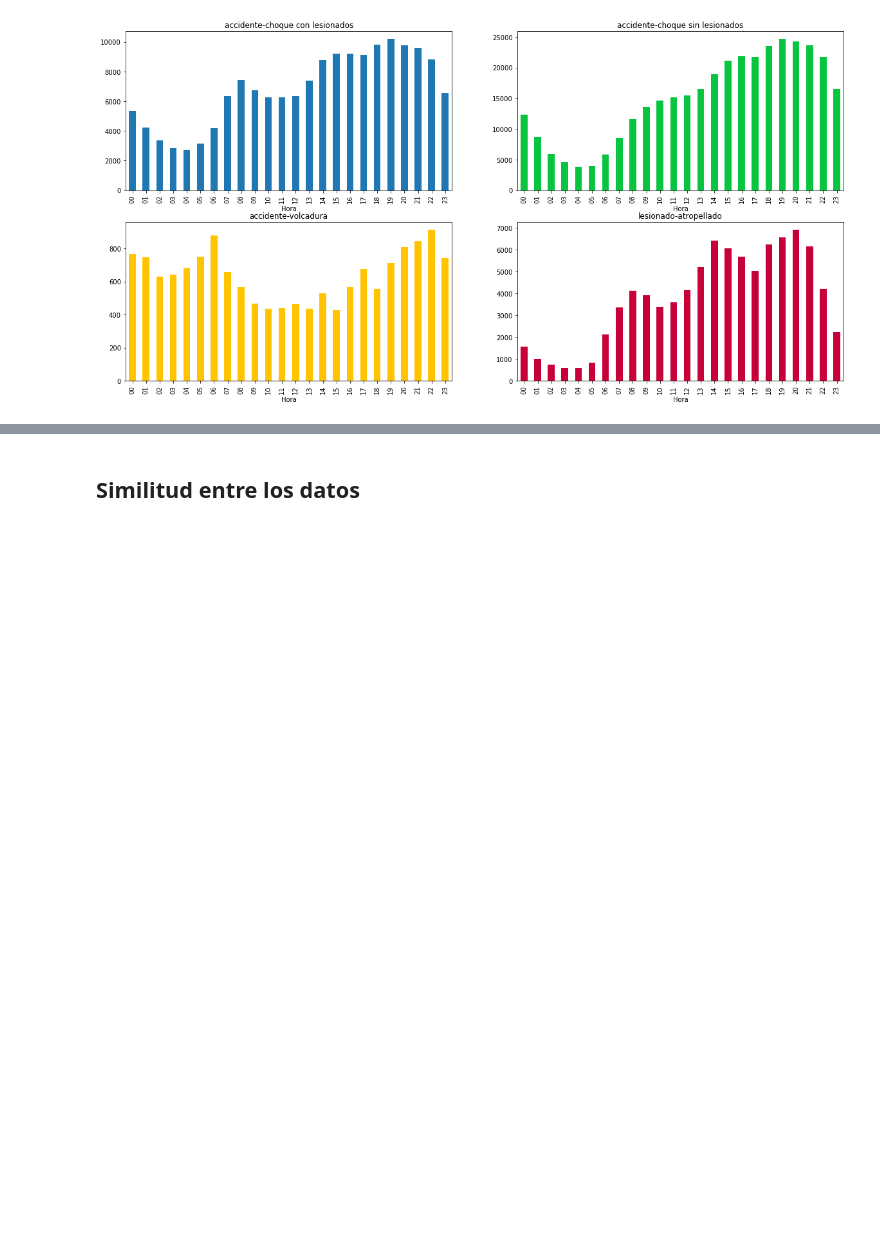
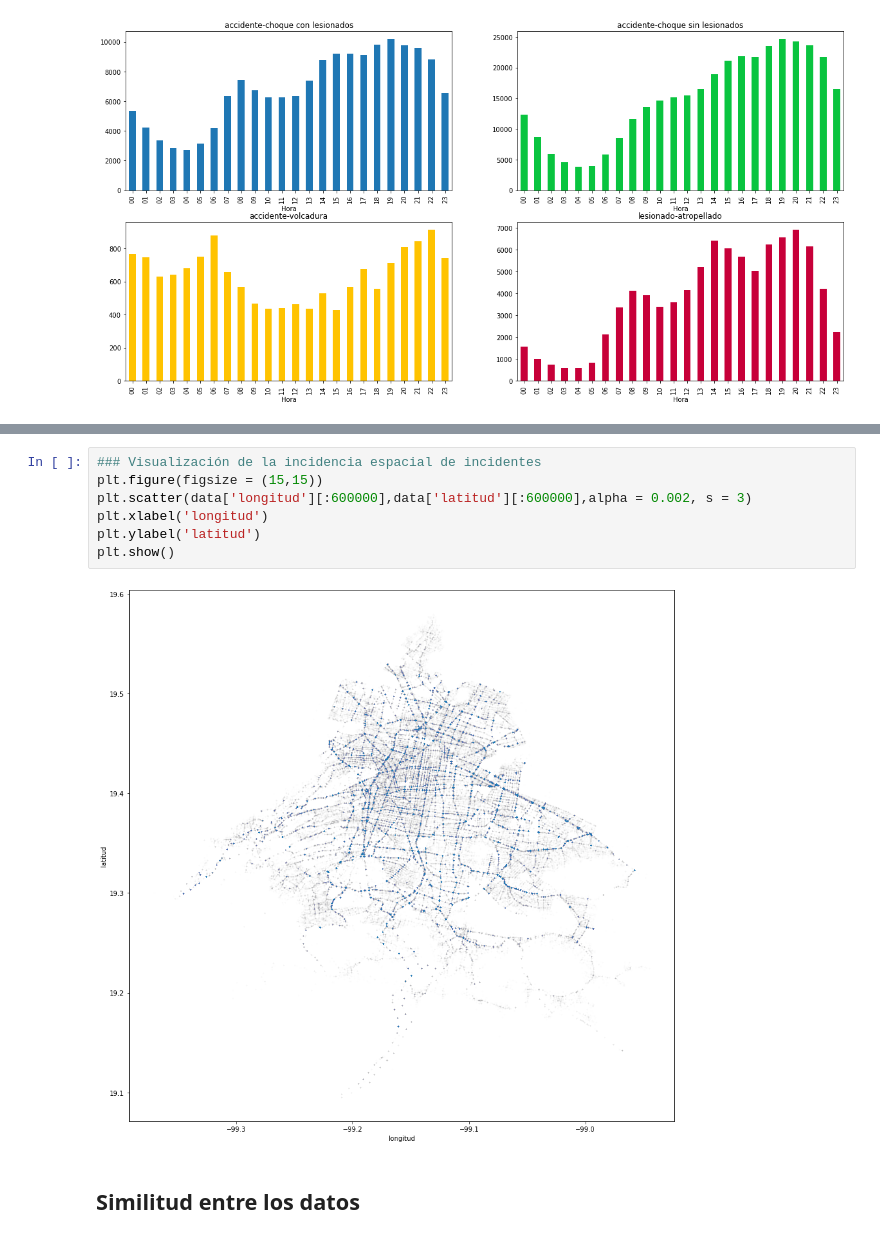
Before and after one commit to Palacios-F/Proyecto_CDIN, a Jupyter notebook: CODE/Proyecto.ipynb, the cells around one changed output, grey strips where cells are left out. Drawn from its saved outputs; the diff is of its cells as text; blank space fills up the shorter version.

```diff
--- a/CODE/Proyecto.ipynb
+++ b/CODE/Proyecto.ipynb
@@ -278,3 +349,12 @@ Dada la conclusión anterior resultaba muy particular por lo que al comparar los
+# %%
+### Visualización de la incidencia espacial de incidentes
+plt.figure(figsize = (15,15))
+plt.scatter(data['longitud'][:600000],data['latitud'][:600000],alpha = 0.002, s = 3)
+plt.xlabel('longitud')
+plt.ylabel('latitud')
+plt.show()
+# %% [output]
+[figure, added]
 # %% [markdown]
 ## Similitud entre los datos
 # %%
```
Also changed, not shown: parts of 67 cells of this notebook, 9 other files.
